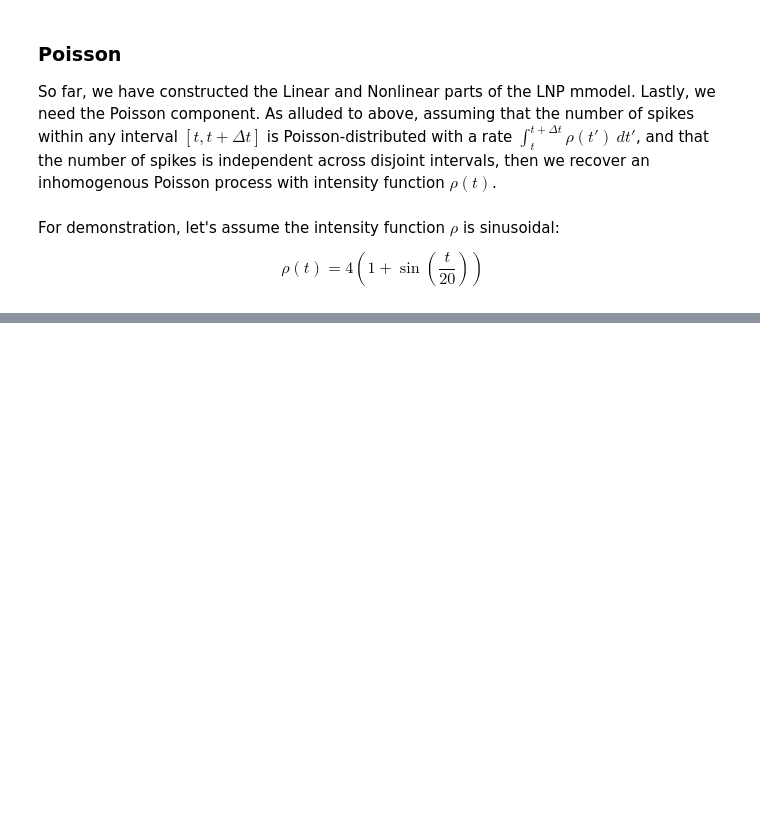
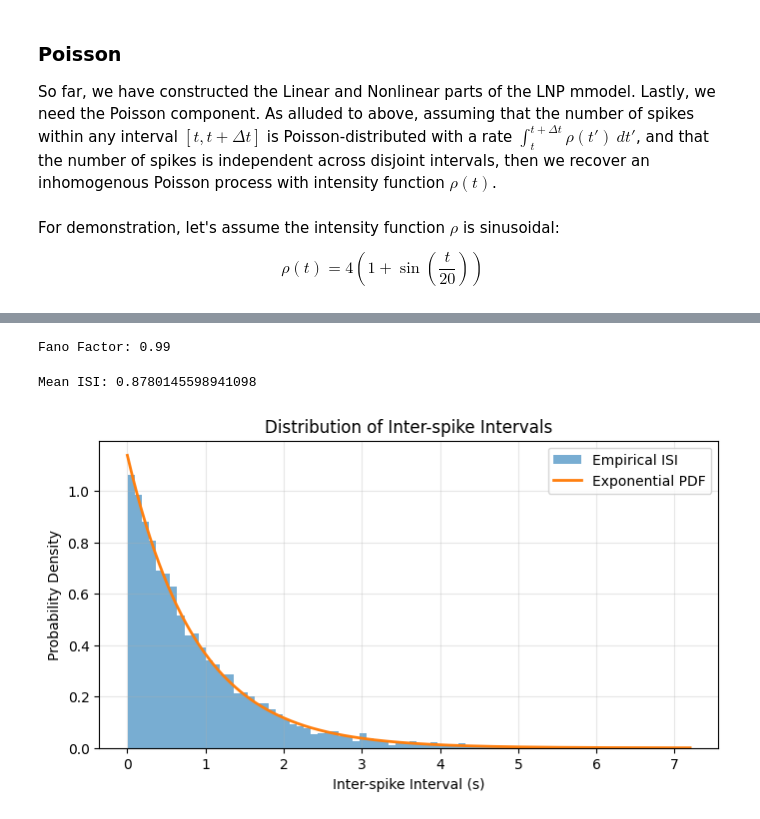
Before and after one commit to cory-wu/CCN-demos, a Jupyter notebook: Ch2/LNP.ipynb, the cells around one changed output, grey strips where cells are left out. Cells and saved outputs as stored; diff of their text form; code cells hidden in the pictures; blank space fills up the shorter version.

```diff
--- a/Ch2/LNP.ipynb
+++ b/Ch2/LNP.ipynb
@@ -117,0 +192,61 @@ plot.show()
+# %%
+# Fano factor
+
+# Mean of spike counts
+spk_mean = np.mean(np.sum(spike_matrix, axis=1), axis=0)
+
+# Variance of spike counts
+spk_var = np.mean((np.sum(spike_matrix, axis=1) - spk_mean*np.ones((num_neurons,))) ** 2)
+
+print("Fano Factor:", np.round(spk_var / spk_mean, 2))
+# %% [output]
+Fano Factor: 0.99
+# %%
+isis = []
+
+for neuron_idx in range(num_neurons):
+    spike_times = time[spike_matrix[neuron_idx] == 1]
+
+    # Time differences between consecutive spikes
+    neuron_isis = np.diff(spike_times)
+
+    isis.extend(neuron_isis)
+
+isis = np.array(isis)
+
+print("Mean ISI:", np.mean(isis))
+# %% [output]
+Mean ISI: 0.8780145598941098
+# %%
+fig, ax = plt.subplots(figsize=(8, 4))
+
+ax.hist(
+    isis,
+    bins=80,
+    density=True,
+    alpha=0.6,
+    label="Empirical ISI"
+)
+
+# Theoretical exponential distribution
+rate = 1 / np.mean(isis)
+
+x = np.linspace(0, isis.max(), 500)
+exponential_pdf = rate * np.exp(-rate * x)
+
+ax.plot(
+    x,
+    exponential_pdf,
+    lw=2,
+    label="Exponential PDF"
+)
+
+ax.set_xlabel("Inter-spike Interval (s)")
+ax.set_ylabel("Probability Density")
+ax.set_title("Distribution of Inter-spike Intervals")
+ax.legend()
+ax.grid(alpha=0.3)
+
+plt.show()
+# %% [output]
+[figure, added]
```
Also changed, not shown: parts of 7 cells of this notebook, 2 other files.
